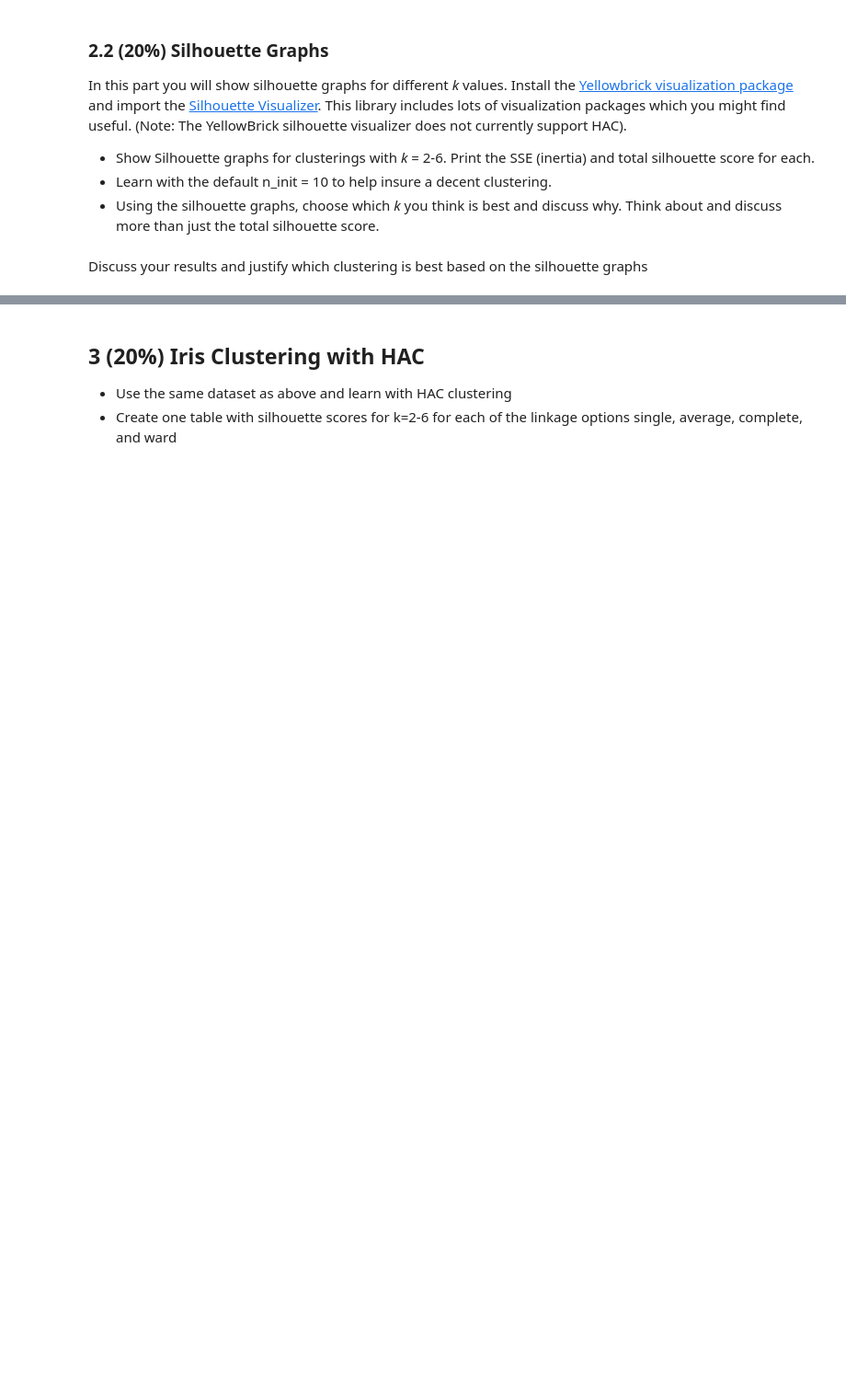
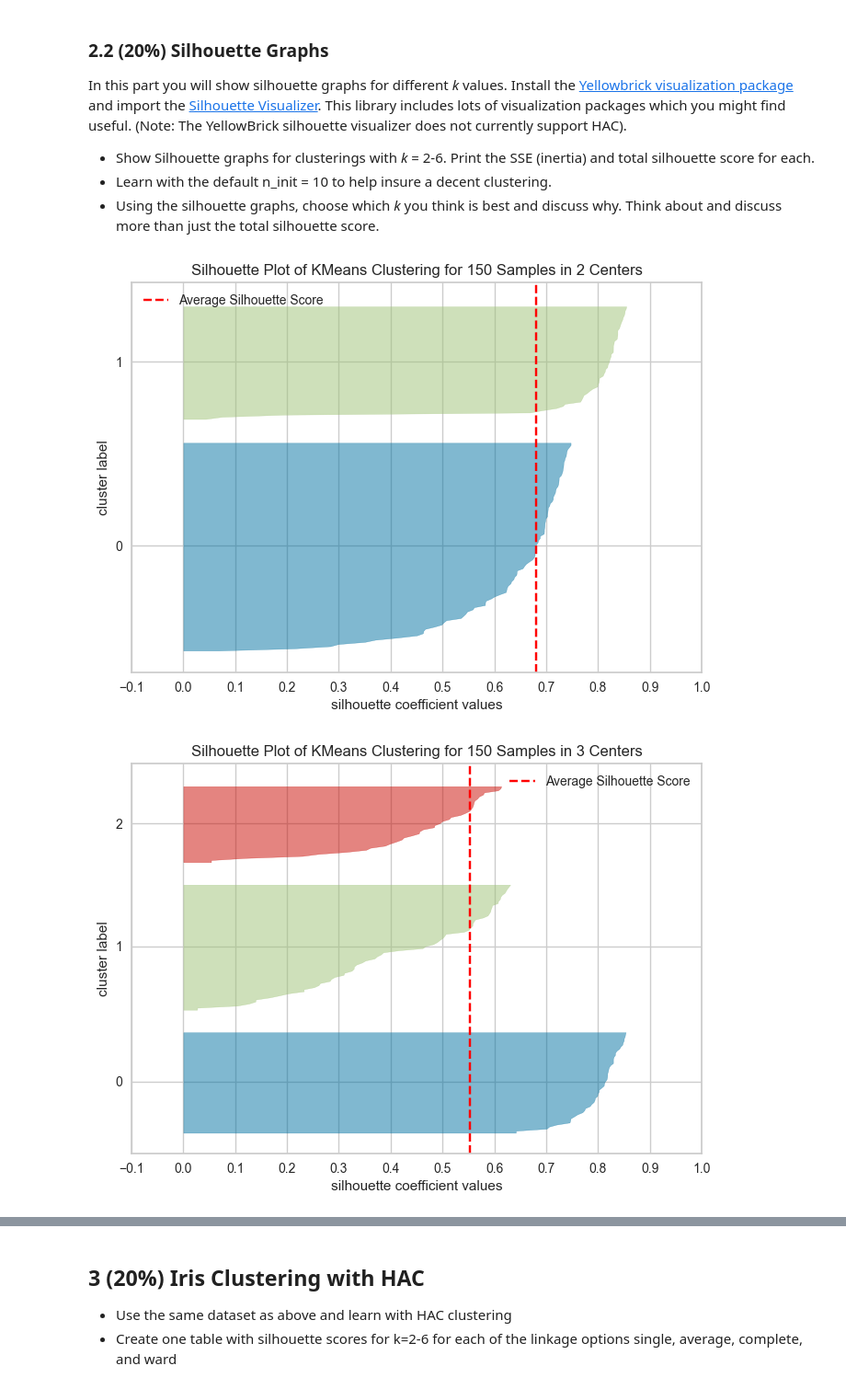
Before and after one commit to bwallace7430/clustering, a Jupyter notebook: Clustering_Lab.ipynb, the cells around one changed output, grey strips where cells are left out. Shown: that part at 92% size. Drawn from its saved outputs; the diff is of its cells as text; code cells hidden in the pictures; blank space fills up the shorter version.

```diff
--- a/Clustering_Lab.ipynb
+++ b/Clustering_Lab.ipynb
@@ -152,2 +153,21 @@ from yellowbrick.cluster import SilhouetteVisualizer
-# %% [markdown]
-Discuss your results and justify which clustering is best based on the silhouette graphs
+# %%
+# Iris Clustering with K-means and silhouette graphs
+from yellowbrick.cluster import SilhouetteVisualizer
+
+def test_kmeans_param(dataset):
+    table = []
+    for i in range(2,7):
+        model = KMeans(n_clusters=i, n_init=10)
+        model.fit(dataset)
+        visualizer = SilhouetteVisualizer(model, colors='yellowbrick')
+        visualizer.fit(dataset)
+        visualizer.show()
+        table.append([i, model.inertia_, silhouette_score(dataset, model.labels_)])
+
+    headers = ["Trial", "Inertia", "Silhouette Score"]
+    display(HTML(tabulate(table, headers=headers, tablefmt='html')))
+
+test_kmeans_param(iris_df)
+# %% [output]
+[figure, added]
+[figure, added]
```
Also changed, not shown: parts of 16 cells of this notebook, 2 other files.
